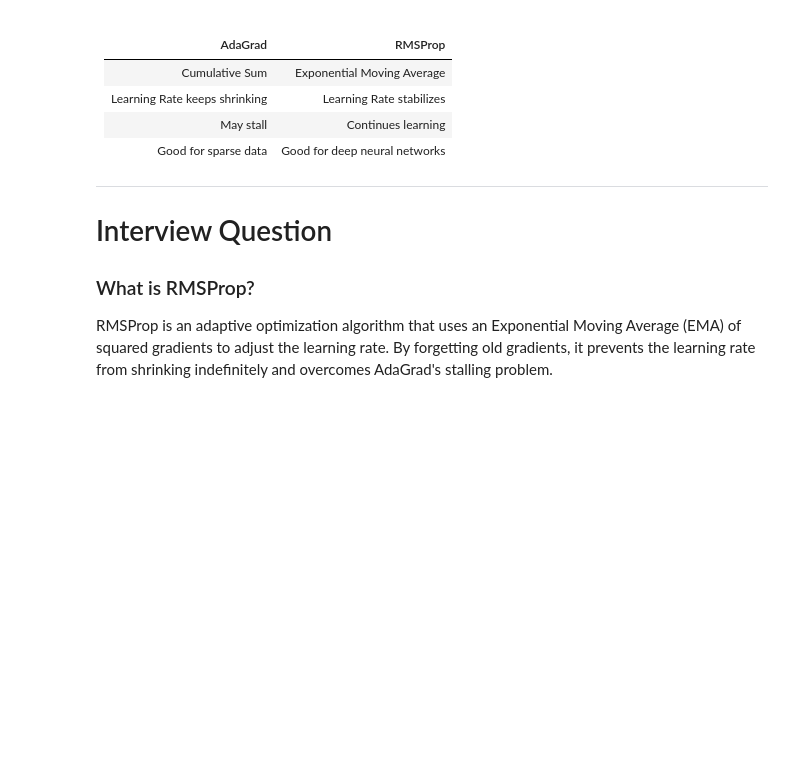
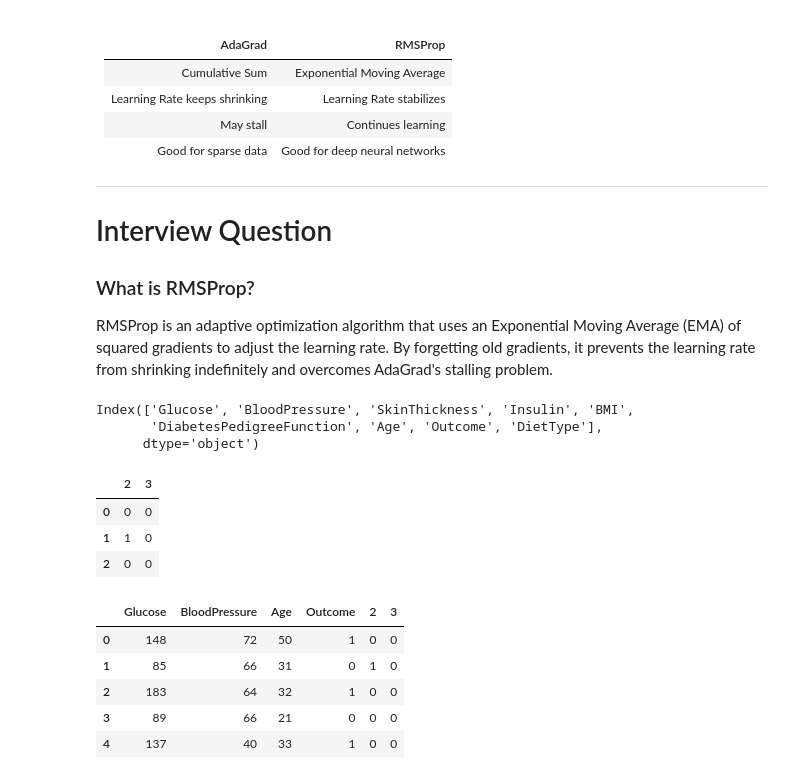
Before and after one commit to devdatta1429/BDA_Assignments, a Jupyter notebook: PML/Day_27_16_06.ipynb, the cells around one changed output. Drawn from its saved outputs; the diff is of its cells as text; code cells hidden in the pictures; blank space fills up the shorter version.

```diff
--- a/PML/Day_27_16_06.ipynb
+++ b/PML/Day_27_16_06.ipynb
@@ -2649,0 +2655,28 @@ RMSProp is an adaptive optimization algorithm that uses an Exponential Moving Av
+# %%
+df = pd.read_excel('CDAC_DataBook.xlsx', sheet_name = 'diabetes')
+df.columns
+# %% [output]
+Index(['Glucose', 'BloodPressure', 'SkinThickness', 'Insulin', 'BMI',
+       'DiabetesPedigreeFunction', 'Age', 'Outcome', 'DietType'],
+      dtype='object')
+# %%
+df = df[['Glucose','BloodPressure','Age','DietType','Outcome']]
+diet_dummy = pd.get_dummies(df.DietType, drop_first =True).astype(int)
+diet_dummy.head(3)
+# %% [output]
+|  | 2 | 3 |
+| 0 | 0 | 0 |
+| 1 | 1 | 0 |
+| 2 | 0 | 0 |
+# %%
+df = df.drop('DietType', axis=1)
+df = pd.concat([df,diet_dummy] , axis =1)
+# %%
+df.head()
+# %% [output]
+|  | Glucose | BloodPressure | Age | Outcome | 2 | 3 |
+| 0 | 148 | 72 | 50 | 1 | 0 | 0 |
+| 1 | 85 | 66 | 31 | 0 | 1 | 0 |
+| 2 | 183 | 64 | 32 | 1 | 0 | 0 |
+| 3 | 89 | 66 | 21 | 0 | 0 | 0 |
+| 4 | 137 | 40 | 33 | 1 | 0 | 0 |
```
Also changed, not shown: parts of 14 cells of this notebook.
